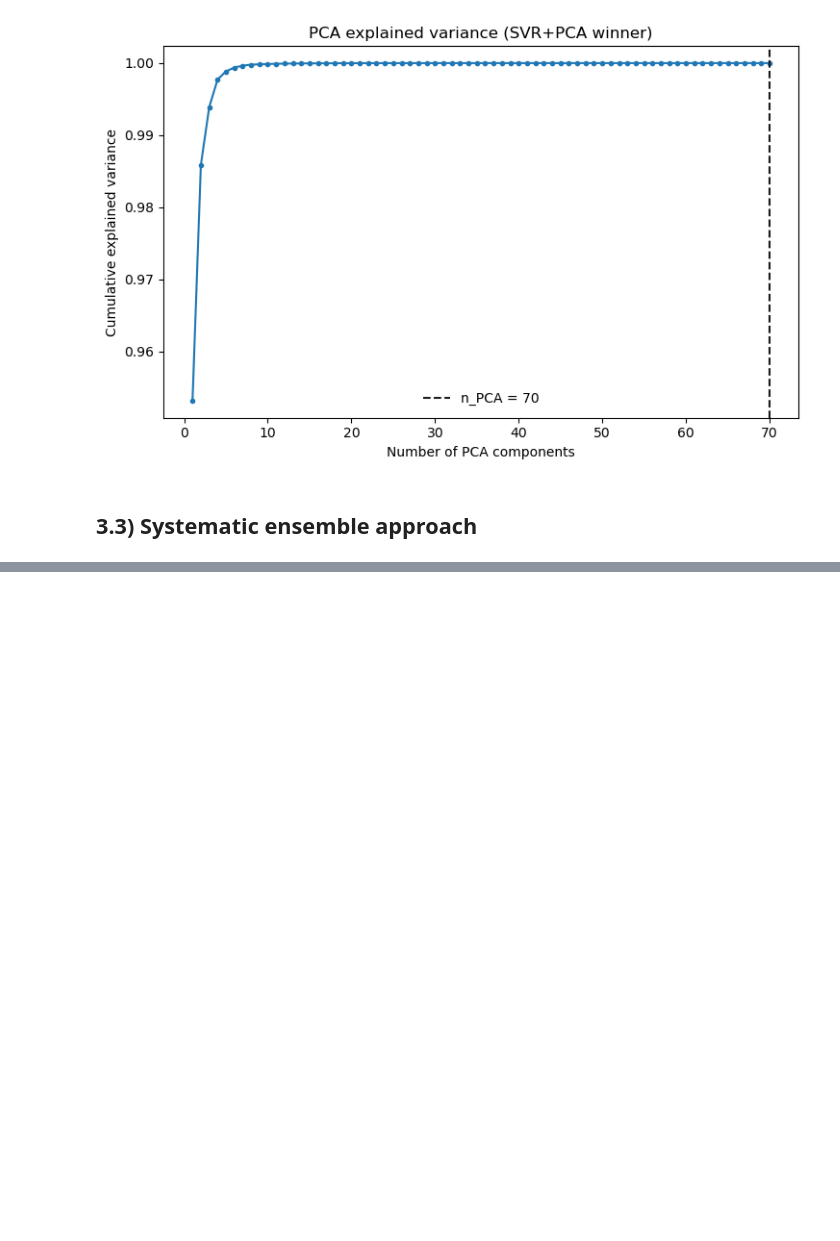
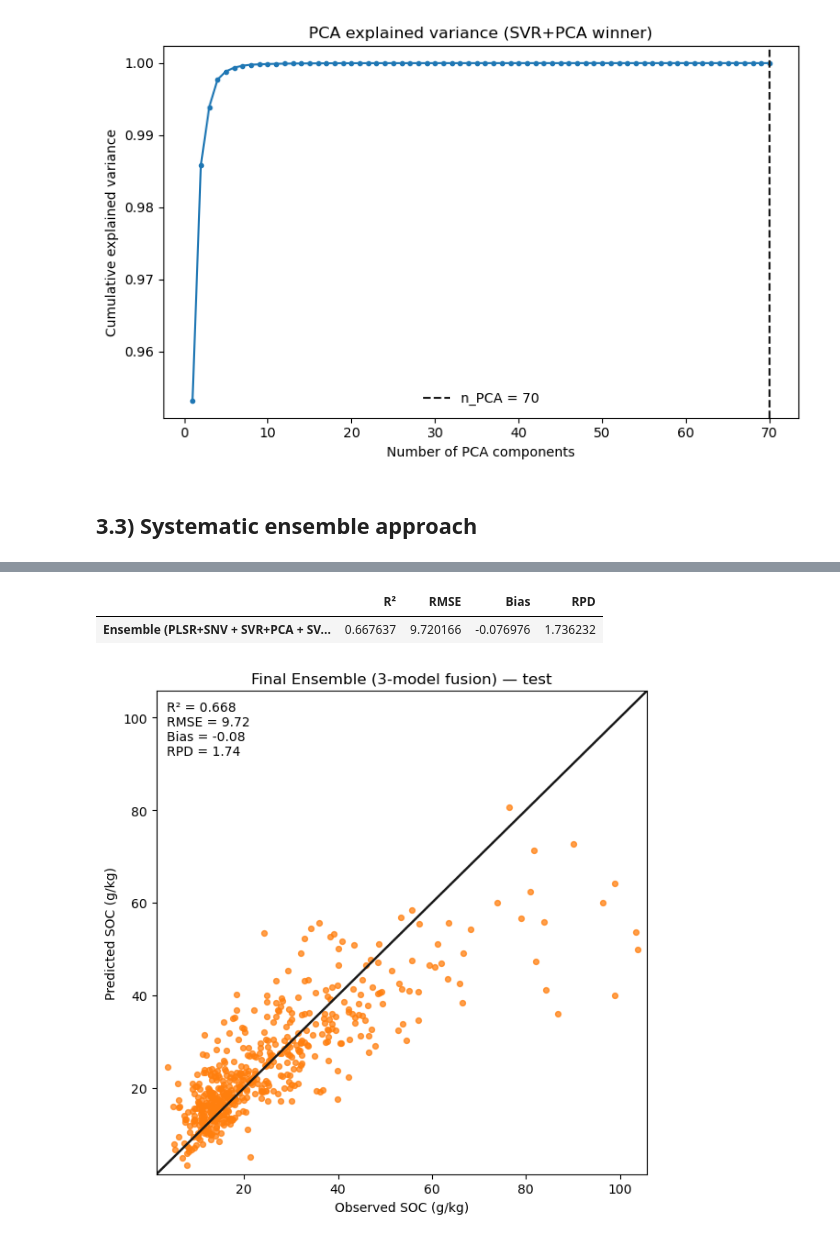
Before and after one commit to patricemahlau/Spec_Report, a Jupyter notebook: Report_Spectrosocpy.ipynb, the cells around one changed output, grey strips where cells are left out. Drawn from its saved outputs; the diff is of its cells as text; code cells hidden in the pictures; blank space fills up the shorter version.

```diff
--- a/Report_Spectrosocpy.ipynb
+++ b/Report_Spectrosocpy.ipynb
@@ -1025,0 +1111,23 @@ plt.show()
+# %%
+# Cell — Final 3-model ensemble (equal weighting)
+
+ens3_pred = (snv_pred + svr_pred + svr_snv_pred) / 3.0
+
+ens3_metrics = compute_metrics(y_test, ens3_pred)
+
+display(pd.DataFrame(
+    ens3_metrics,
+    index=["Ensemble (PLSR+SNV + SVR+PCA + SVR+SNV) — test"]
+))
+
+plot_obs_pred(
+    y_test,
+    ens3_pred,
+    title="Final Ensemble (3-model fusion) — test",
+    color=COLORS["test"],
+    metrics=ens3_metrics
+)
+# %% [output]
+|  | R² | RMSE | Bias | RPD |
+| Ensemble (PLSR+SNV + SVR+PCA + SV... | 0.667637 | 9.720166 | -0.076976 | 1.736232 |
+[figure, added]
```
Also changed, not shown: parts of 8 cells of this notebook.
